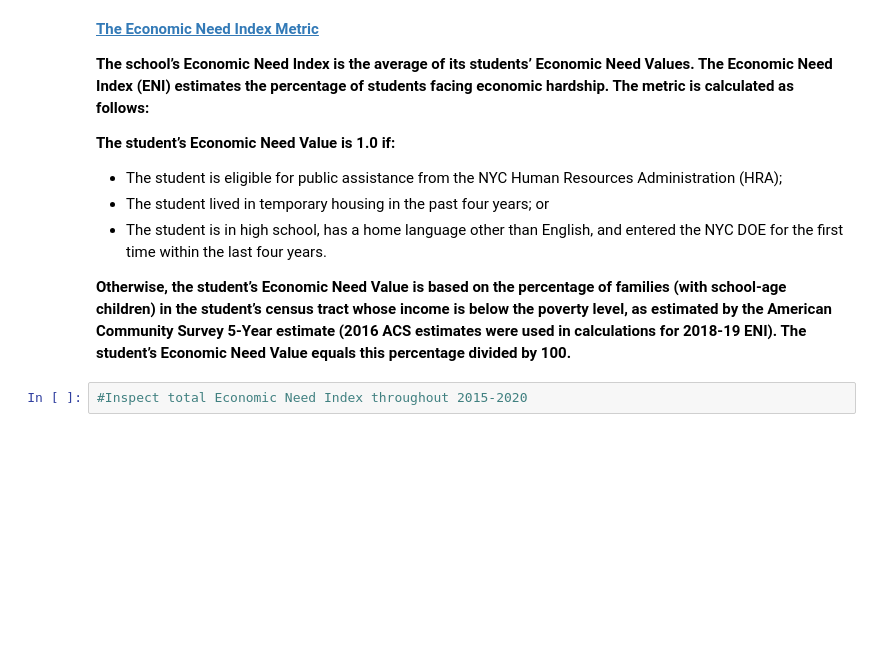
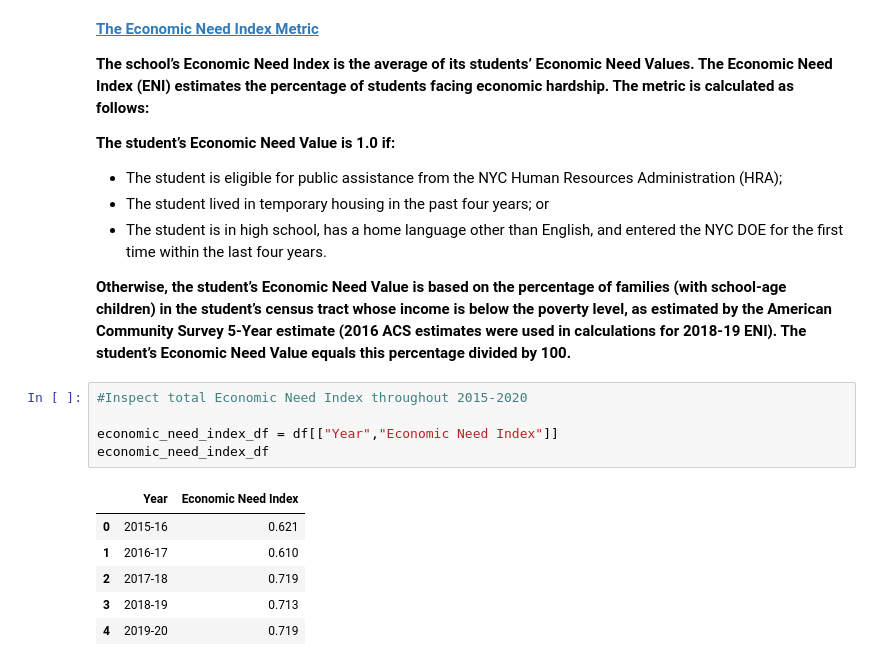
Before and after one commit to thetechleila/NYC-Public-Schools-EDA-Pre-and-Post-Pandemic, a Jupyter notebook: code/EDA_Demographics.ipynb, the cells around one changed output. Drawn from its saved outputs; the diff is of its cells as text; blank space fills up the shorter version.

```diff
--- a/code/EDA_Demographics.ipynb
+++ b/code/EDA_Demographics.ipynb
@@ -191,3 +191,13 @@ ___
  **Otherwise, the student’s Economic Need Value is based on the percentage of families (with school-age children) in the student’s census tract whose income is below the poverty level, as estimated by the American Community Survey 5-Year estimate (2016 ACS estimates were used in calculations for 2018-19 ENI). The student’s Economic Need Value equals this percentage divided by 100.**
 # %%
 #Inspect total Economic Need Index throughout 2015-2020
+
+economic_need_index_df = df[["Year","Economic Need Index"]]
+economic_need_index_df
+# %% [output]
+|  | Year | Economic Need Index |
+| 0 | 2015-16 | 0.621 |
+| 1 | 2016-17 | 0.610 |
+| 2 | 2017-18 | 0.719 |
+| 3 | 2018-19 | 0.713 |
+| 4 | 2019-20 | 0.719 |
```
Also changed, not shown: parts of 2 cells of this notebook, 1 other file.
